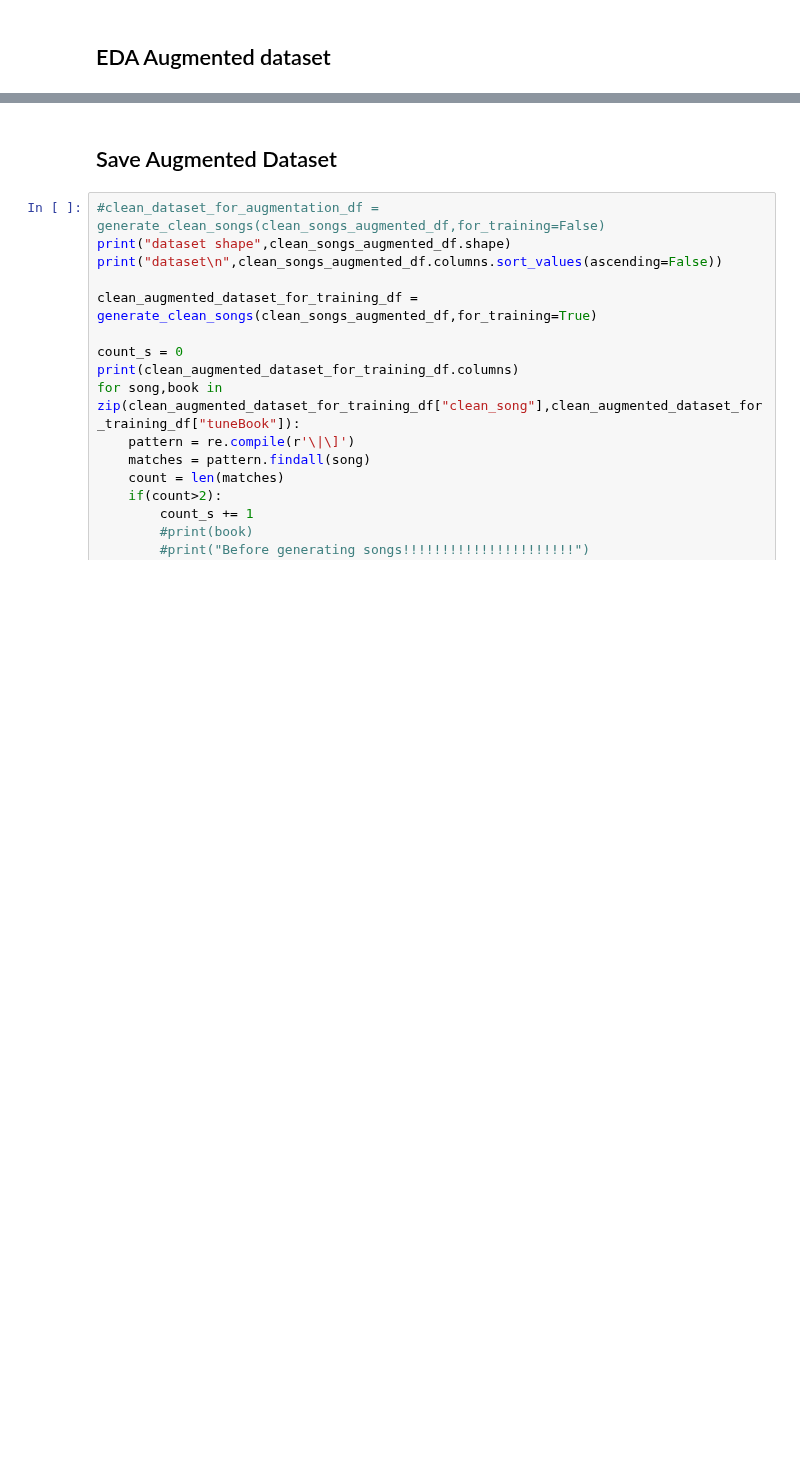
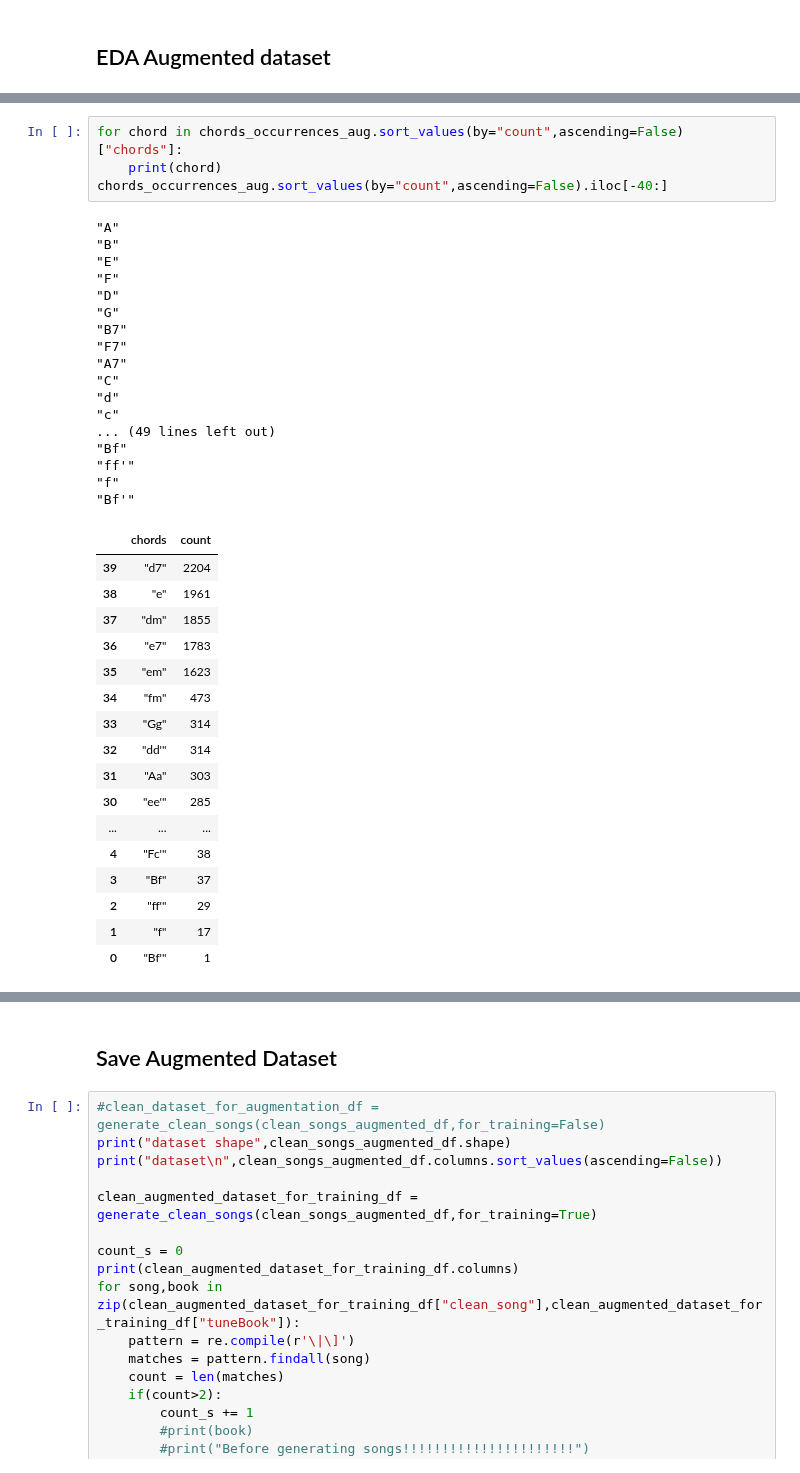
Before and after one commit to DavidNogales/DeepEarTraining, a Jupyter notebook: training_lab/notebooks/EDA_nottingham.ipynb, the cells around one changed output, grey strips where cells are left out. Cells and saved outputs as stored; diff of their text form; blank space fills up the shorter version.

```diff
--- a/training_lab/notebooks/EDA_nottingham.ipynb
+++ b/training_lab/notebooks/EDA_nottingham.ipynb
@@ -945,3 +982,42 @@ Text(0.5, 1.05, 'Key Count Comparison')
+# %%
+for chord in chords_occurrences_aug.sort_values(by="count",ascending=False)["chords"]:
+    print(chord)
+chords_occurrences_aug.sort_values(by="count",ascending=False).iloc[-40:]
+# %% [output]
+"A"
+"B"
+"E"
+"F"
+"D"
+"G"
+"B7"
+"F7"
+"A7"
+"C"
+"d"
+"c"
+... (49 lines left out)
+"Bf"
+"ff'"
+"f"
+"Bf'"
+|  | chords | count |
+| 39 | "d7" | 2204 |
+| 38 | "e" | 1961 |
+| 37 | "dm" | 1855 |
+| 36 | "e7" | 1783 |
+| 35 | "em" | 1623 |
+| 34 | "fm" | 473 |
+| 33 | "Gg" | 314 |
+| 32 | "dd'" | 314 |
+| 31 | "Aa" | 303 |
+| 30 | "ee'" | 285 |
+| ... | ... | ... |
+| 4 | "Fc'" | 38 |
+| 3 | "Bf" | 37 |
+| 2 | "ff'" | 29 |
+| 1 | "f" | 17 |
+| 0 | "Bf'" | 1 |
 # %%
 ax1 = sns.barplot(label="Augmented Dataset",data=key_categories_2,y="key",x="count",order=key_categories_2['key'], color='#8D34DC',alpha=0.9)
 ax1 = sns.barplot(ax=ax1,label="Original Dataset",data=key_categories_1,y="key",x="count",order=key_categories_1['key'], color='magenta',alpha=0.4)
```
Also changed, not shown: parts of 12 cells of this notebook, 15 other files.
